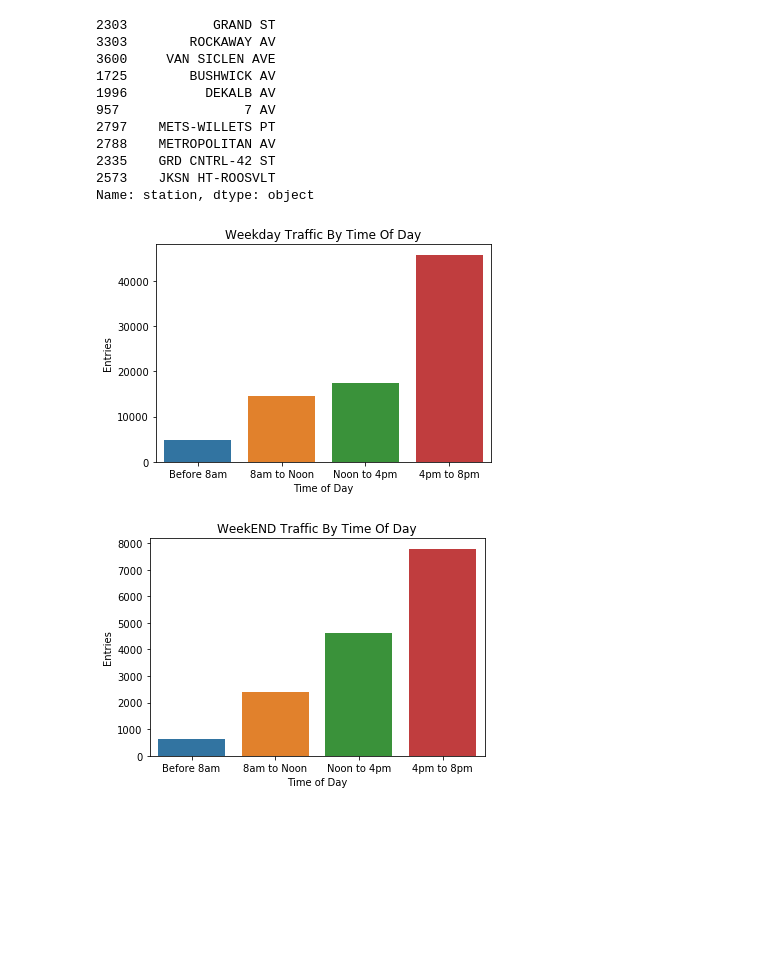
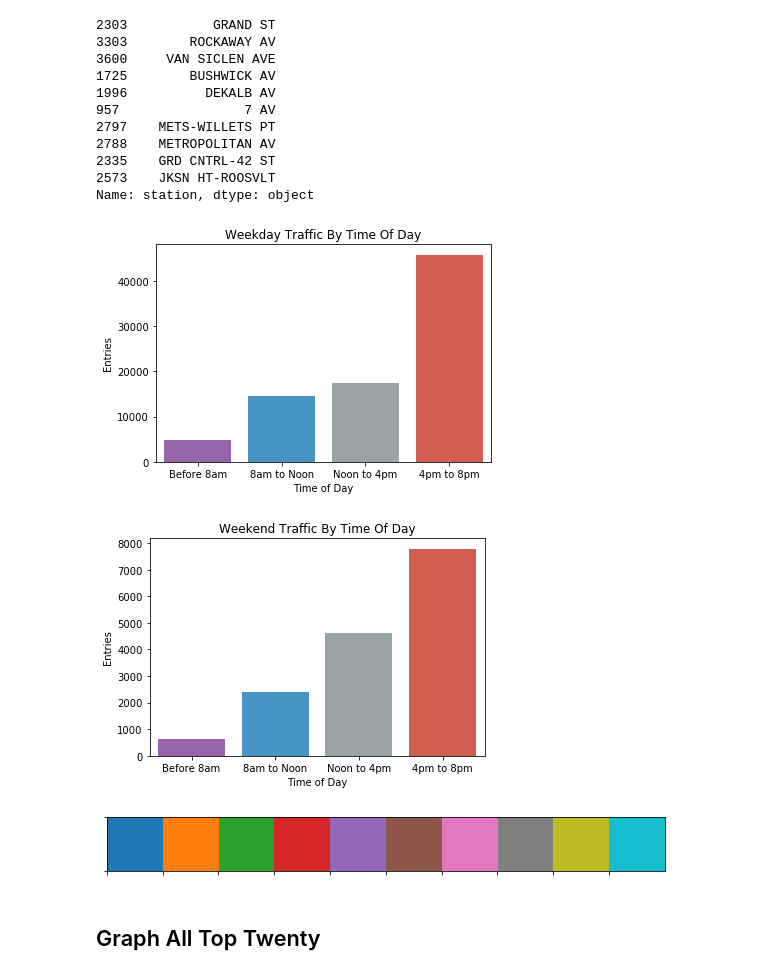
Before and after one commit to tczencka/MTA-Project-1, a Jupyter notebook: notebooks/EntriesByHour.ipynb, the cells around one changed output. Drawn from its saved outputs; the diff is of its cells as text; code cells hidden in the pictures; blank space fills up the shorter version.

Commit message:
finished viz for time of day

```diff
--- a/notebooks/EntriesByHour.ipynb
+++ b/notebooks/EntriesByHour.ipynb
@@ -153,11 +153,14 @@ station_name = 'TIMES SQ-42 ST'
 weekday = by_time_of_day[(by_time_of_day.station == station_name) & by_time_of_day.weekday]
 weekend = by_time_of_day[(by_time_of_day.station == station_name) & (~by_time_of_day.weekday)]
 # %%
+flatui = ["#9b59b6", "#3498db", "#95a5a6", "#e74c3c", "#34495e", "#2ecc71"]
+
 ax = sns.barplot(
     x='time_of_day',
     y='avg_entries',
     data=weekday,
-    order=['early_morning', 'late_morning', 'afternoon', 'evening']
+    order=['early_morning', 'late_morning', 'afternoon', 'evening'],
+    palette = sns.color_palette(flatui)
 )
 ax.set_title('Weekday Traffic By Time Of Day')
 ax.set(
@@ -166,19 +169,29 @@ ax.set(
     ylabel='Entries'
 );
 # %% [output]
-[figure, old version]
+[figure, new version]
 # %%
+flatui = ["#9b59b6", "#3498db", "#95a5a6", "#e74c3c", "#34495e", "#2ecc71"]
+
 ax = sns.barplot(
     x='time_of_day',
     y='avg_entries',
     data=weekend,
-    order=['early_morning', 'late_morning', 'afternoon', 'evening']
+    order=['early_morning', 'late_morning', 'afternoon', 'evening'],
+    palette = sns.color_palette(flatui)
 )
-ax.set_title('WeekEND Traffic By Time Of Day')
+ax.set_title('Weekend Traffic By Time Of Day')
 ax.set(
     xticklabels=['Before 8am', '8am to Noon', 'Noon to 4pm', '4pm to 8pm'],
     xlabel='Time of Day',
     ylabel='Entries'
 );
 # %% [output]
-[figure, old version]
+[figure, new version]
+# %%
+current_palette = sns.color_palette()
+sns.palplot(current_palette)
+# %% [output]
+[figure, added]
+# %% [markdown]
+## Graph All Top Twenty
```
Also changed, not shown: parts of 16 cells of this notebook, 1 other file.
